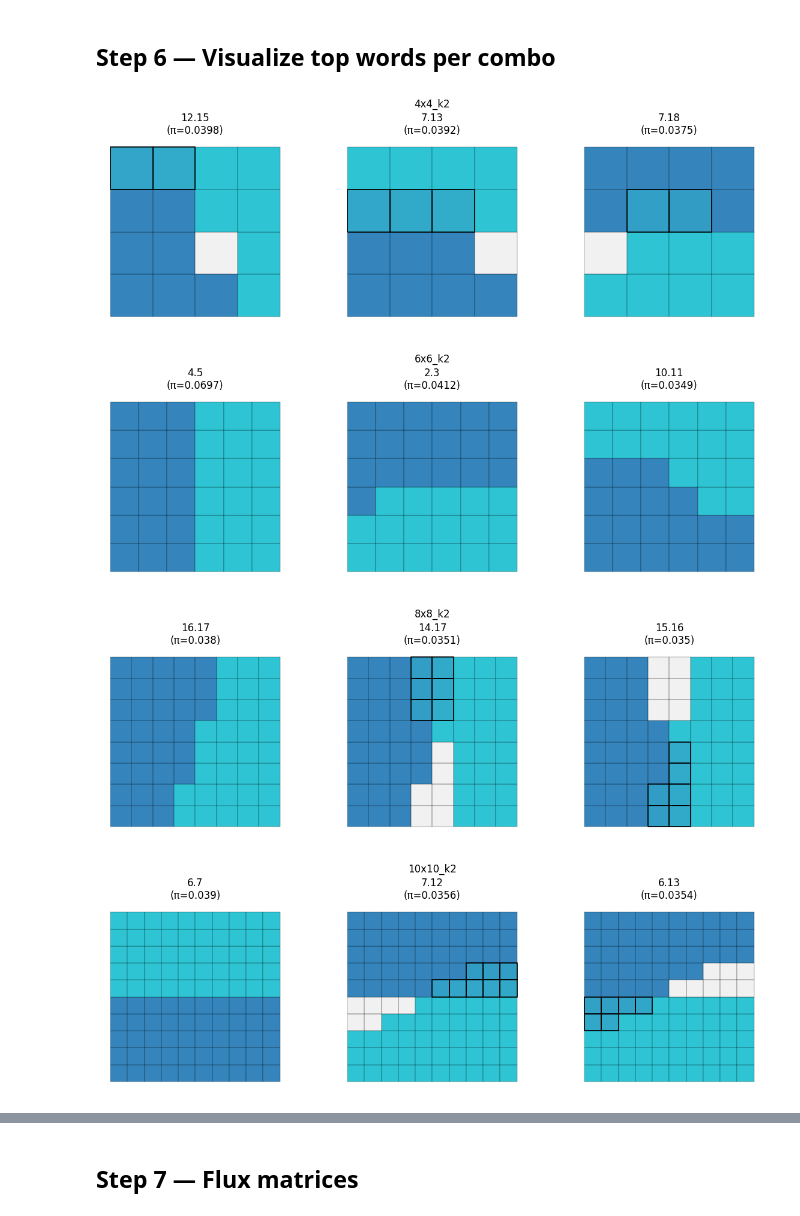
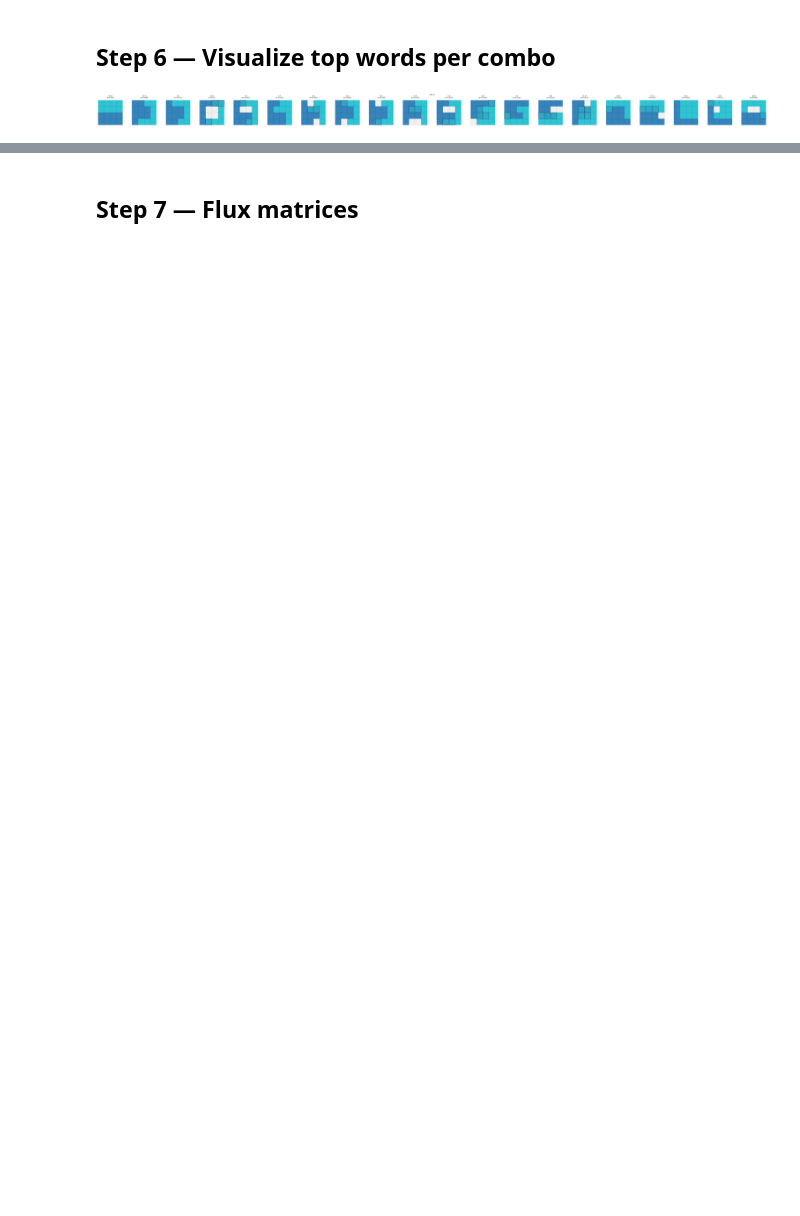
Before and after one commit to annacgilbert/gmstrat, a Jupyter notebook: grid_experiments.ipynb, the cells around one changed output, grey strips where cells are left out. Drawn from its saved outputs; the diff is of its cells as text; code cells hidden in the pictures; blank space fills up the shorter version.

```diff
--- a/grid_experiments.ipynb
+++ b/grid_experiments.ipynb
@@ -8,12 +8,12 @@ grid size and district count defined in `CONFIGS` below.
 # %%
 # (grid_size N, num_districts k)
 CONFIGS = [
-    (4, 2), (6, 2), (8, 2), (10, 2), (12, 2), (14, 2), (16, 2), (18, 2), (20, 2)
+    (4, 2)
 ]
 
-CYCLE_WALK_STEPS = "1e5"
+CYCLE_WALK_STEPS = "1e7"
 POP_DEV          = 0.1
-MAX_SAMPLES      = 1000
+MAX_SAMPLES      = 10000
 MIN_STEP         = 100
 NUM_LETTERS      = 20
 WORD_DEGREE      = 10
@@ -300,26 +182,23 @@ word_str  stationary
 # %%
 from utils import plot_words_centroids
 
-TOP_VIZ = 3
+TOP_VIZ = 20
 
 for N, k in CONFIGS:
     tag = f"{N}x{N}_k{k}"
     r   = results[tag]
     ws  = r["ws"]
     hc  = r["hc"]
     gdf = generate_grid_shape(N)
 
     df_top = ws.stationary_table().head(TOP_VIZ).reset_index(drop=True)
     fig, axes = plt.subplots(1, TOP_VIZ, figsize=(4 * TOP_VIZ, 4))
     fig.suptitle(tag)
     for i, row in df_top.iterrows():
         ax = axes[i] if TOP_VIZ > 1 else axes
         plot_words_centroids(gdf, hc.cluster_densities, row.word, ltr=True, ax=ax)
         ax.set_title(f"{row.word_str}\n(π={row.stationary:.3g})")
     plt.tight_layout()
     plt.show()
 # %% [output]
-[figure, old version]
+[figure, new version]
-[figure, removed]
-[figure, removed]
-[figure, removed]
```
Also changed, not shown: parts of 18 cells of this notebook, 2 other files.
